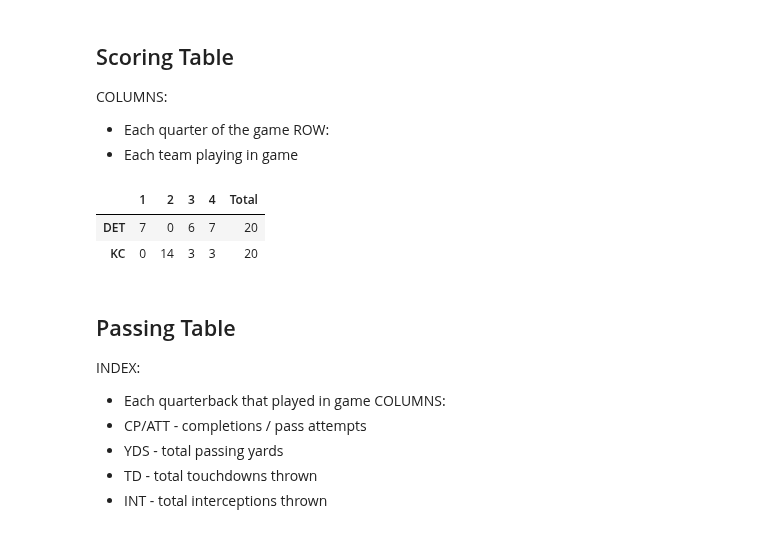
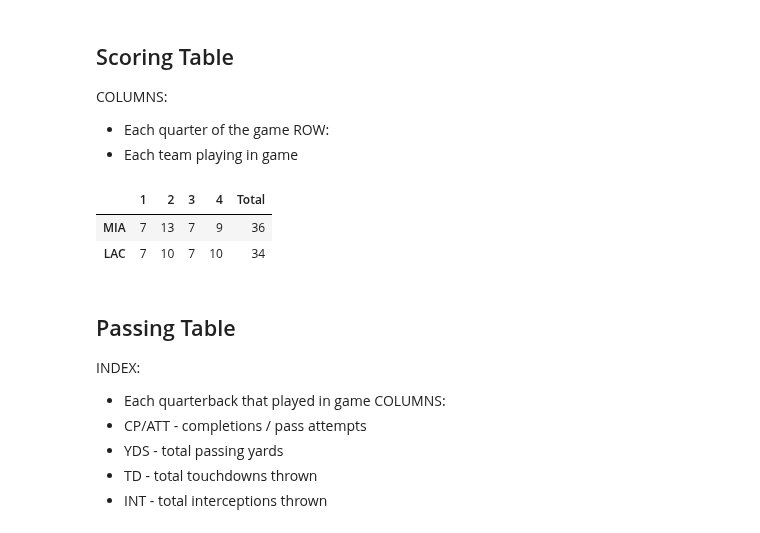
Before and after one commit to KeoniM/NFL_Data_Cleaning, a Jupyter notebook: NFL_Plays_Week1_2023.ipynb, the cells around one changed output. Saved outputs shown, nothing was run; the diff lists cells and outputs as text; code cells hidden in the pictures.

```diff
--- a/NFL_Plays_Week1_2023.ipynb
+++ b/NFL_Plays_Week1_2023.ipynb
@@ -4572,19 +4551,19 @@ ROW:
 # %%
 # Some games may not have every play recorded.
 # (Week 1 2023, Game 1, 3rd quarter)
 # - A field goal was supposed to be recorded after the interception touchdown but
 #   was not.
 
-game_num = 0
+game_num = 10
 
 away_team = df_2023_week1_schedule['AwayTeam'].iloc[game_num]
 home_team = df_2023_week1_schedule['HomeTeam'].iloc[game_num]
 
 score_table(away_team, home_team, df_week1_plays_cleaned, dict_teams)
 # %% [output]
 |  | 1 | 2 | 3 | 4 | Total |
-| DET | 7 | 0 | 6 | 7 | 20 |
-| KC | 0 | 14 | 3 | 3 | 20 |
+| MIA | 7 | 13 | 7 | 9 | 36 |
+| LAC | 7 | 10 | 7 | 10 | 34 |
 # %% [markdown]
 ## Passing Table
 
```
Also changed, not shown: parts of 26 cells of this notebook.
